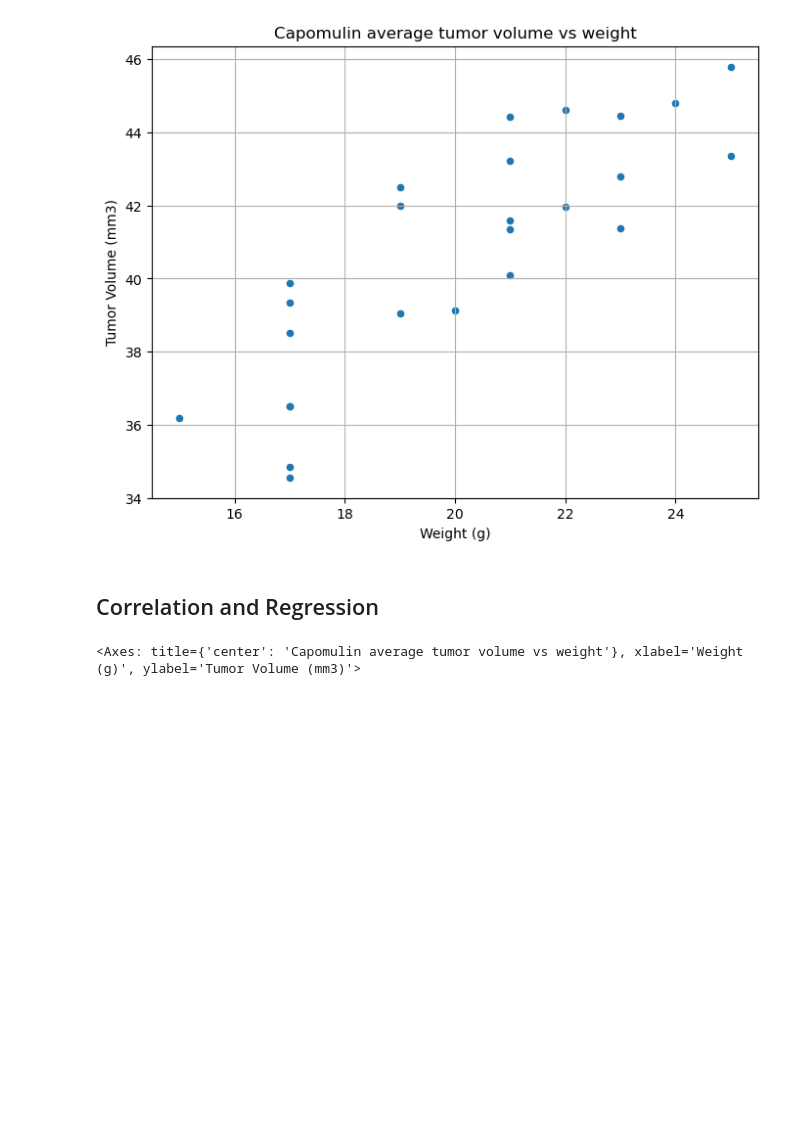
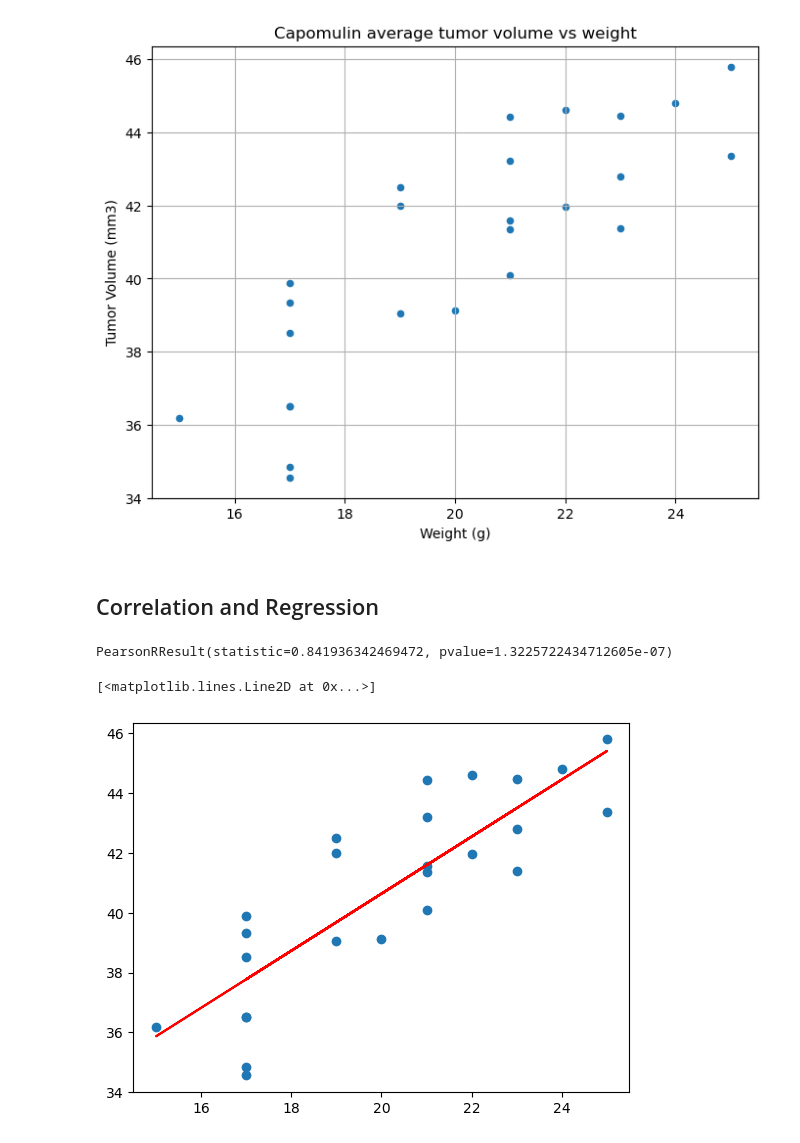
Before and after one commit to laurar9889/matplotlib_challenge, a Jupyter notebook: pymaceuticals_LR.ipynb, the cells around one changed output. Saved outputs shown, nothing was run; the diff lists cells and outputs as text; code cells hidden in the pictures; blank space fills up the shorter version.

```diff
--- a/pymaceuticals_LR.ipynb
+++ b/pymaceuticals_LR.ipynb
@@ -297,19 +419,20 @@ scatter_plot_capomulin =capomulin_ave_tumor_weight.plot(kind="scatter", x="Weigh
 # %%
 # Calculate the correlation coefficient and a linear regression model
 # for mouse weight and average observed tumor volume for the entire Capomulin regimen
-scatter_plot_capomulin
+correlation = st.pearsonr(capomulin_ave_tumor_weight["Weight (g)"],capomulin_ave_tumor_weight["Tumor Volume (mm3)"])
+correlation
 # %% [output]
-<Axes: title={'center': 'Capomulin average tumor volume vs weight'}, xlabel='Weight (g)', ylabel='Tumor Volume (mm3)'>
+PearsonRResult(statistic=0.841936342469472, pvalue=1.3225722434712605e-07)
 # %%
-# x_values = capomulin_ave_tumor_weight['Weight (g)']
-# y_values = data['1Y_Disease_Progress']
-# (slope, intercept, rvalue, pvalue, stderr) = linregress(x_values, y_values)
-# regress_values = x_values * slope + intercept
-# line_eq = "y = " + str(round(slope,2)) + "x + " + str(round(intercept,2))
-# plt.scatter(x_values,y_values)
-# plt.plot(x_values,regress_values,"r-")
-# plt.annotate(line_eq,(0,50),fontsize=15,color="red")
-# plt.xlabel('Normalized Blood Pressure')
-# plt.ylabel('1Y_Disease_Progress')
-# print(f"The r-squared is: {rvalue**2}")
-# plt.show()
+# scatter_plot_capomulin
+# st.pearsonrr(merged_cleaned_capomuline["Weight (g)"],merged_cleaned_capomulin[""])
+x_values = capomulin_ave_tumor_weight["Weight (g)"]
+y_values = capomulin_ave_tumor_weight["Tumor Volume (mm3)"]
+(slope, intercept, rvalue, pvalue, stderr) = linregress(x_values, y_values)
+regress_values = x_values * slope + intercept
+line_eq = "y=" + str(round(slope,2)) + "x + "+ str(round(intercept,2))
+plt.scatter(x_values, y_values)
+plt.plot(x_values,regress_values,"r-")
+# %% [output]
+[<matplotlib.lines.Line2D at 0x...>]
+[figure, added]
```
Also changed, not shown: parts of 19 cells of this notebook.
